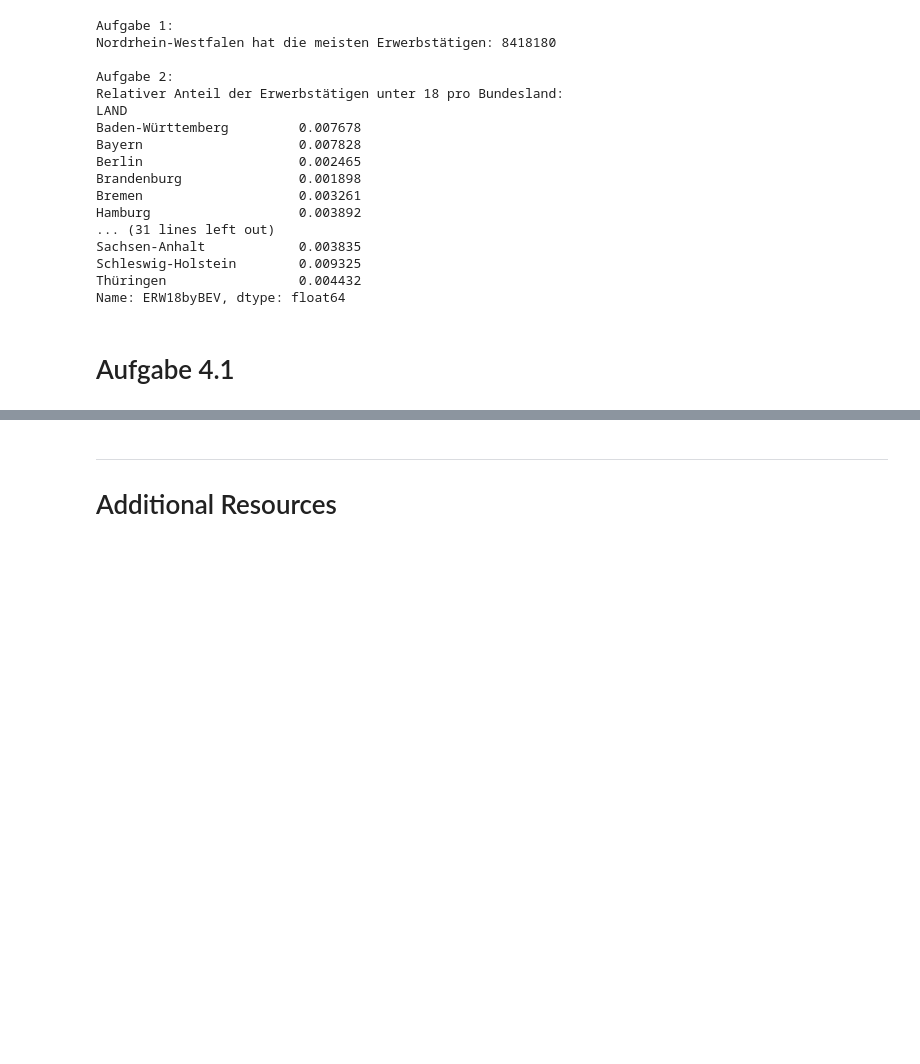
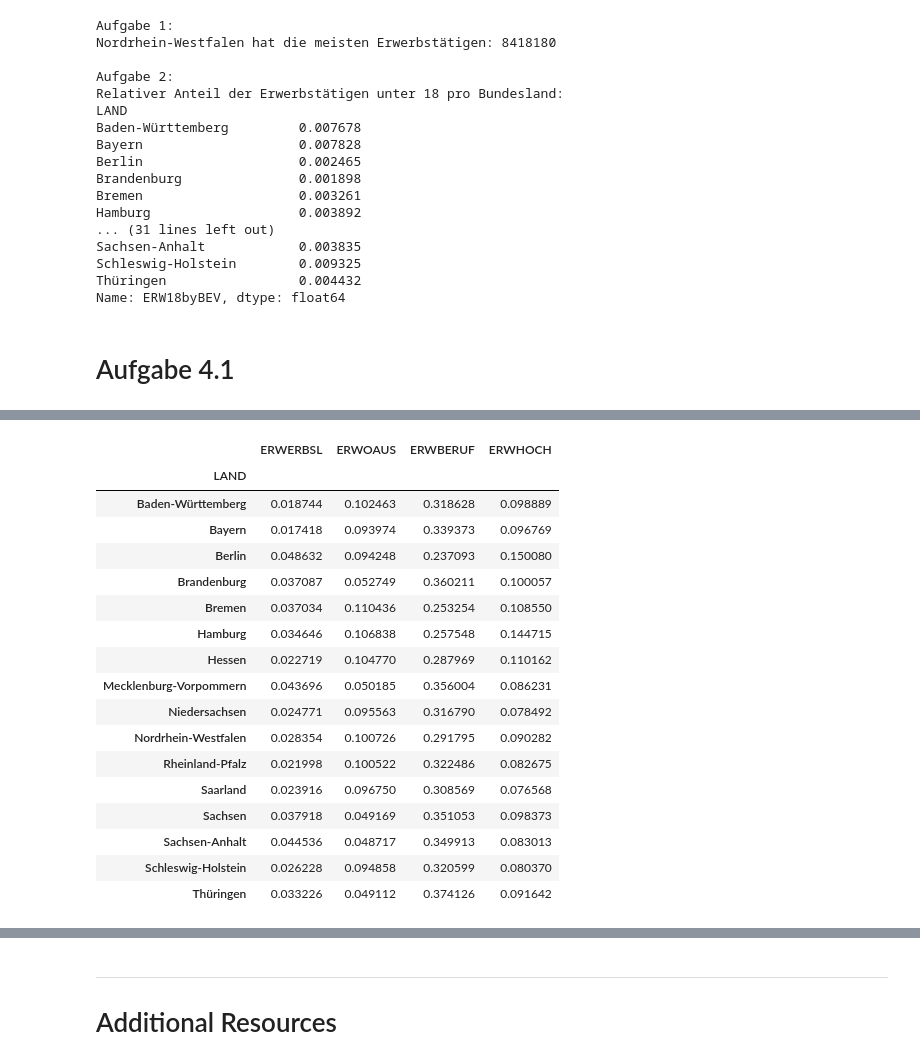
Before and after one commit to jgoerner/Programming-for-DataScience, a Jupyter notebook: Aufgabenblaetter/Aufgabenblatt 4.ipynb, the cells around one changed output, grey strips where cells are left out. Saved outputs shown, nothing was run; the diff lists cells and outputs as text; code cells hidden in the pictures; blank space fills up the shorter version.

```diff
--- a/Aufgabenblaetter/Aufgabenblatt 4.ipynb
+++ b/Aufgabenblaetter/Aufgabenblatt 4.ipynb
@@ -89,0 +114,22 @@ dtype: float64
+# %%
+tmp_rel =  tmp.apply(lambda row: row.loc[["ERWERBSL", "ERWOAUS", "ERWBERUF", "ERWHOCH"]]/row["BEV"], axis=1)
+tmp_rel
+# %% [output]
+|  | ERWERBSL | ERWOAUS | ERWBERUF | ERWHOCH |
+| LAND |  |  |  |  |
+| Baden-Württemberg | 0.018744 | 0.102463 | 0.318628 | 0.098889 |
+| Bayern | 0.017418 | 0.093974 | 0.339373 | 0.096769 |
+| Berlin | 0.048632 | 0.094248 | 0.237093 | 0.150080 |
+| Brandenburg | 0.037087 | 0.052749 | 0.360211 | 0.100057 |
+| Bremen | 0.037034 | 0.110436 | 0.253254 | 0.108550 |
+| Hamburg | 0.034646 | 0.106838 | 0.257548 | 0.144715 |
+| Hessen | 0.022719 | 0.104770 | 0.287969 | 0.110162 |
+| Mecklenburg-Vorpommern | 0.043696 | 0.050185 | 0.356004 | 0.086231 |
+| Niedersachsen | 0.024771 | 0.095563 | 0.316790 | 0.078492 |
+| Nordrhein-Westfalen | 0.028354 | 0.100726 | 0.291795 | 0.090282 |
+| Rheinland-Pfalz | 0.021998 | 0.100522 | 0.322486 | 0.082675 |
+| Saarland | 0.023916 | 0.096750 | 0.308569 | 0.076568 |
+| Sachsen | 0.037918 | 0.049169 | 0.351053 | 0.098373 |
+| Sachsen-Anhalt | 0.044536 | 0.048717 | 0.349913 | 0.083013 |
+| Schleswig-Holstein | 0.026228 | 0.094858 | 0.320599 | 0.080370 |
+| Thüringen | 0.033226 | 0.049112 | 0.374126 | 0.091642 |
```
Also changed, not shown: parts of 4 cells of this notebook.
